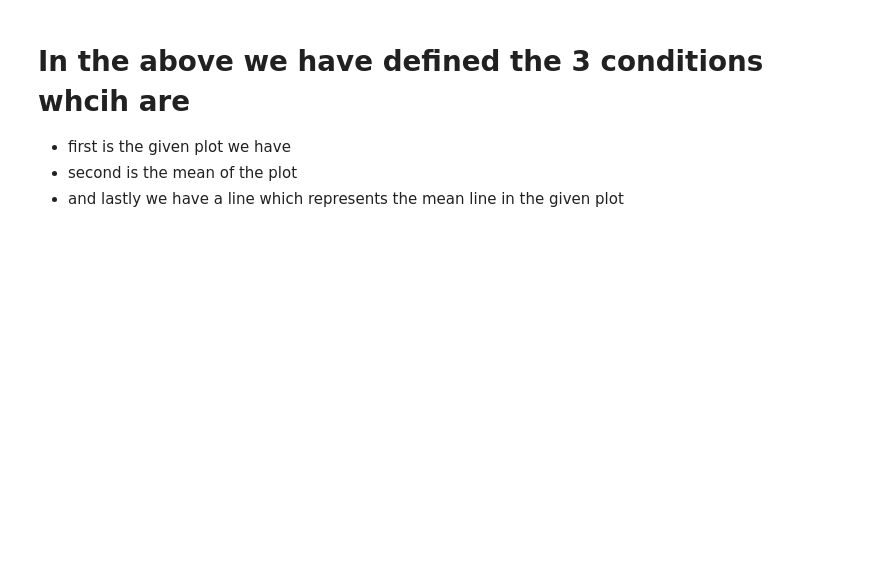
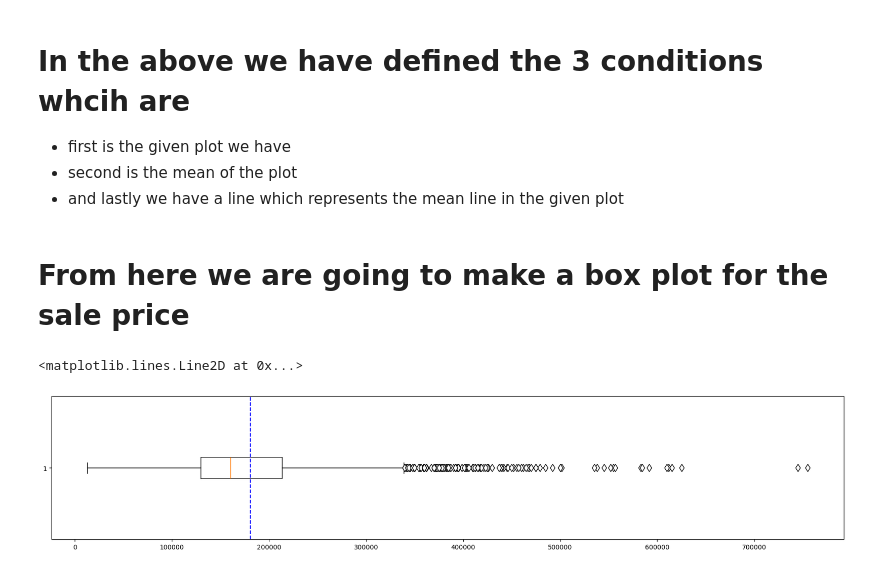
Before and after one commit to Akshitwadhwa/Akshit-30-days-of-machine-learning, a Jupyter notebook: statistical.ipynb, the cells around one changed output. Cells and saved outputs as stored; diff of their text form; code cells hidden in the pictures; blank space fills up the shorter version.

```diff
--- a/statistical.ipynb
+++ b/statistical.ipynb
@@ -120,3 +122,13 @@ plt.axvline(x = ames['SalePrice'].mean() , color = 'red' , linestyle = 'dotted'
 * first is the given plot we have
 * second is the mean of the plot
 * and lastly we have a line which represents the mean line in the given plot
+# %% [markdown]
+# From here we are going to make a box plot for the sale price
+# %%
+plt.figure(figsize=(22 , 4))
+box_Plt_saleprice = plt.boxplot(ames['SalePrice'] , vert=False , flierprops= {'marker': 'd', 'markersize': 8, 'markerfacecolor': 'white'})
+# now we are going to make the mean lines
+plt.axvline(x= ames['SalePrice'].mean() , color = 'blue' , linestyle = 'dashed' , lin)
+# %% [output]
+<matplotlib.lines.Line2D at 0x...>
+[figure, added]
```
Also changed, not shown: parts of 1 cell of this notebook, 1 other file.
